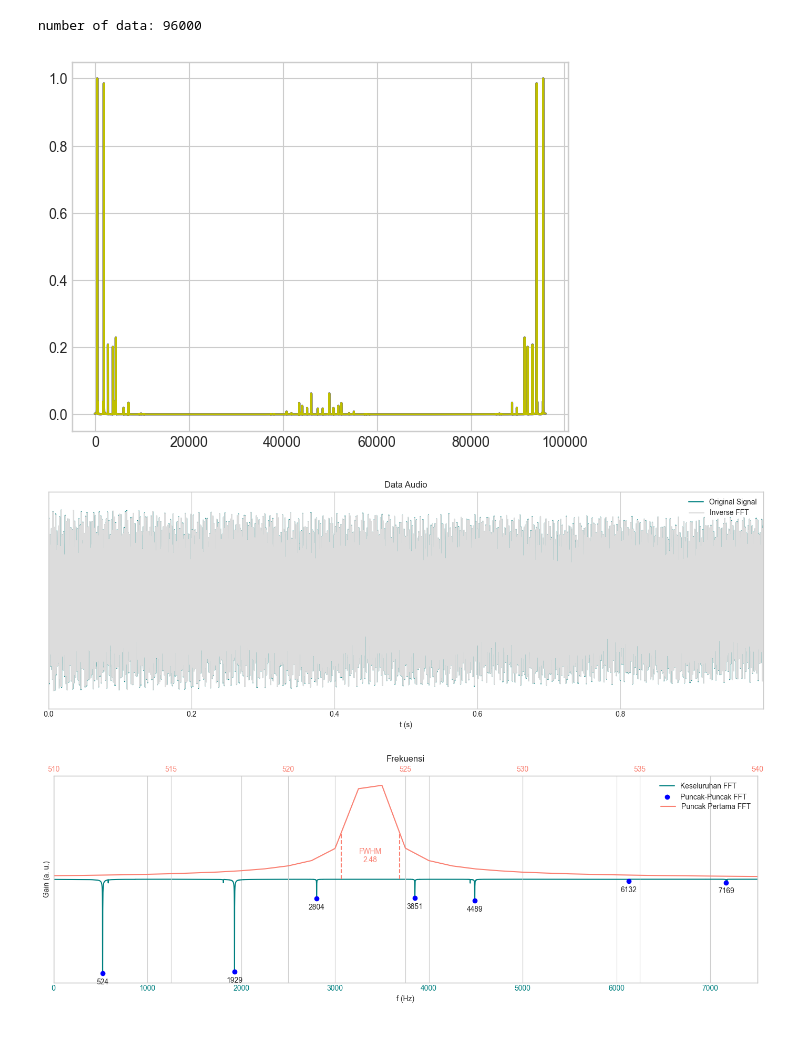
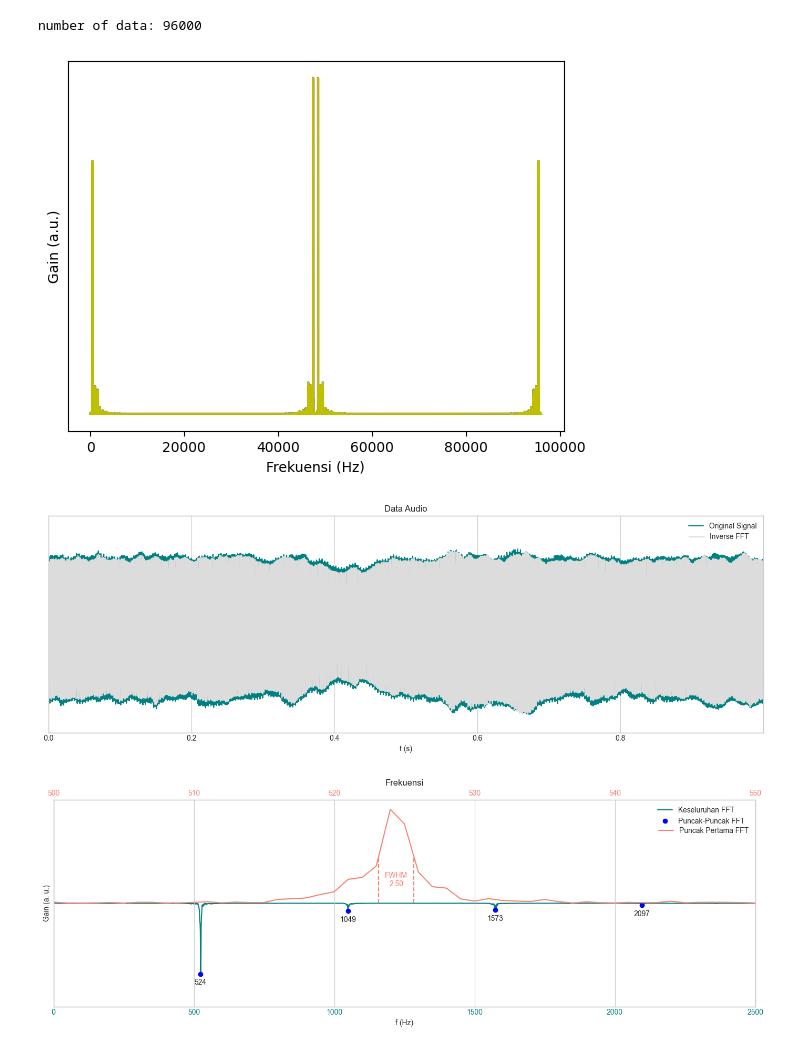
Before and after one commit to JonathanSugijanto/FFT_for_music_notes, a Jupyter notebook: RBL Gelombang.ipynb, the cells around one changed output. Cells and saved outputs as stored; diff of their text form; code cells hidden in the pictures.

```diff
--- a/RBL Gelombang.ipynb
+++ b/RBL Gelombang.ipynb
@@ -10,7 +10,7 @@ from scipy.interpolate import interp1d
 # %%
 # general param
 recording_directory = "wav_recording/"
-recording_name = "Gamelan C5"
+recording_name = "recorder C5"
 recording_format = "wav"
 SAVE_FILE_AUTOMATICALLY = False # ganti ke True kalau kedua grafik mau langsung disimpan di folder figs/
 
@@ -135,35 +135,37 @@ def IFFT(G_data, N_data):
 # %%
 # Import File Audio
 # t_initial = 5E3 #(ms)
 # t_sample = 1E3 #(ms) # import 1s
 file_path = recording_directory + recording_name + "." + recording_format
 file_audio = au.from_file(file=file_path, format=recording_format)
 sample_audio = file_audio[t_initial:(t_initial + t_sample)]._data
 F = []
 for i in range(len(sample_audio)//2):
     audio_data = int.from_bytes(sample_audio[2*i:(2*i + 2)], 'little', signed=True)
     F.append(audio_data)
 N = len(F)
 print("number of data:",N)
 
 # utk melihat kevalidan memakai index sebagai frekuensi. Apabila kedua graph sama, maka AMAN
 T = np.arange(0, t_sample, t_sample/N)
 sr = N/t_sample * 1000 # sampling rate -> max freq detectable
 freq_tick = np.linspace(0, sr, N)
 G = np.fft.fft(F) # FFT
 plt.plot(freq_tick, np.abs(G).real/np.amax(np.abs(G).real), color = "b")
 plt.plot(np.abs(G).real/np.amax(np.abs(G).real), color = "y")
-# plt.xlim([start_fwhm - 3, end_fwhm + 3])
+plt.ylabel("Gain (a.u.)")  # Set y-axis label
+plt.xlabel("Frekuensi (Hz)")  # Set x-axis label
+plt.gca().set_yticks([])  # Remove y-axis ticks
 plt.show()
 
 # Analisa Fourier Transform Data Getaran Metode Euler
 
 # inverse FFT
 G_harmonics = np.append(np.append(np.zeros(f_low), G[f_low:(f_high + 1)]), np.zeros(N - f_high - 1))
 F_harmonics = np.fft.ifft(G_harmonics)
 # %% [output]
 number of data: 96000
-[figure, old version]
+[figure, new version]
 # %%
 # Plot 1: Data Audio
 plt.style.use('seaborn-v0_8-whitegrid')
@@ -268,5 +270,5 @@ if(SAVE_FILE_AUTOMATICALLY):
     plt.savefig(f'figs/{recording_name} fft.png', dpi=300, bbox_inches='tight')  # Adjust dpi as needed
 plt.show()
 # %% [output]
-[figure, old version]
+[figure, new version]
-[figure, old version]
+[figure, new version]
```
